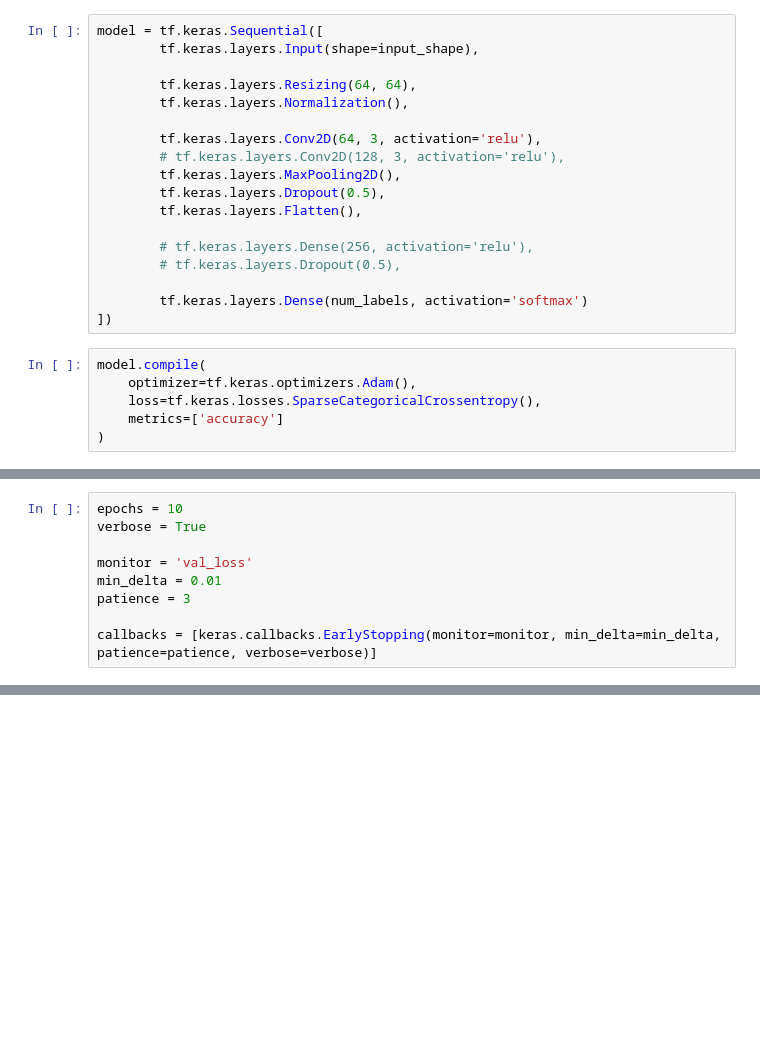
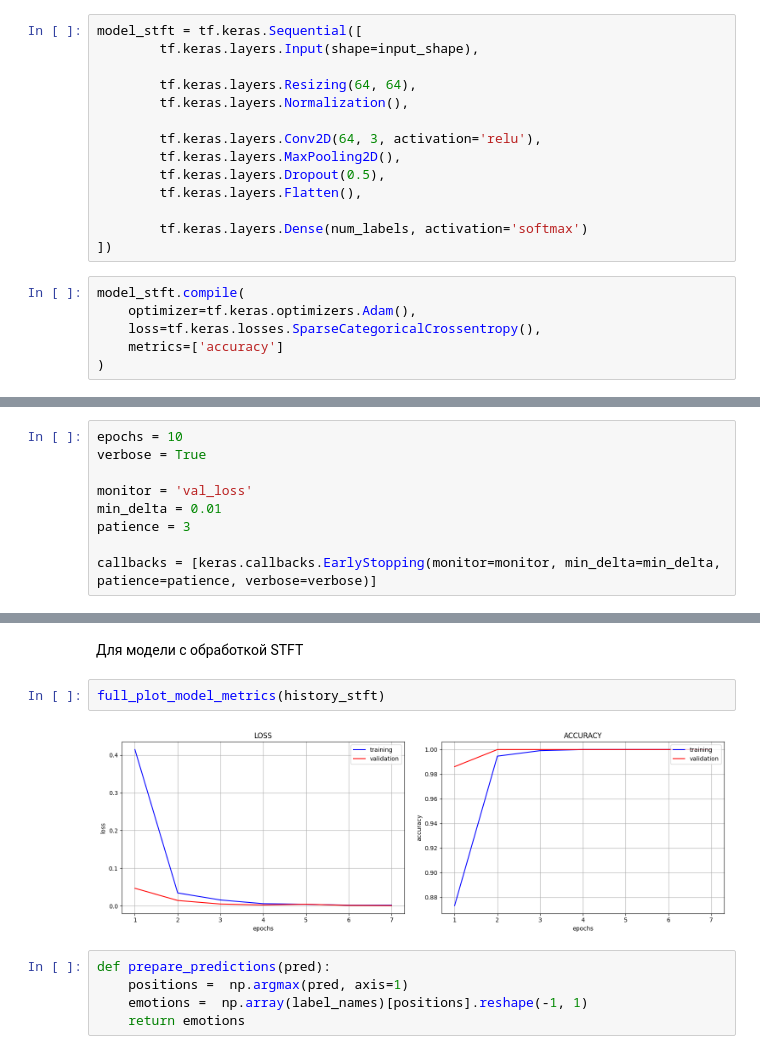
Before and after one commit to egrsid/ml_experiments, a Jupyter notebook: DAILY_WORK/project_audio/project_code.ipynb, the cells around one changed output, grey strips where cells are left out. Cells and saved outputs as stored; diff of their text form; blank space fills up the shorter version.

```diff
--- a/DAILY_WORK/project_audio/project_code.ipynb
+++ b/DAILY_WORK/project_audio/project_code.ipynb
@@ -278,23 +467,19 @@ Input shape: (775, 462, 3)
 # %%
-model = tf.keras.Sequential([
+model_stft = tf.keras.Sequential([
         tf.keras.layers.Input(shape=input_shape),
 
         tf.keras.layers.Resizing(64, 64),
         tf.keras.layers.Normalization(),
 
         tf.keras.layers.Conv2D(64, 3, activation='relu'),
-        # tf.keras.layers.Conv2D(128, 3, activation='relu'),
         tf.keras.layers.MaxPooling2D(),
         tf.keras.layers.Dropout(0.5),
         tf.keras.layers.Flatten(),
 
-        # tf.keras.layers.Dense(256, activation='relu'),
-        # tf.keras.layers.Dropout(0.5),
-
         tf.keras.layers.Dense(num_labels, activation='softmax')
 ])
 # %%
-model.compile(
+model_stft.compile(
     optimizer=tf.keras.optimizers.Adam(),
     loss=tf.keras.losses.SparseCategoricalCrossentropy(),
     metrics=['accuracy']
@@ -361,0 +579,11 @@ training_analyze(6, acc, loss, val_acc, val_loss)
+# %% [markdown]
+Для модели с обработкой STFT
+# %%
+full_plot_model_metrics(history_stft)
+# %% [output]
+[figure, added]
+# %%
+def prepare_predictions(pred):
+    positions =  np.argmax(pred, axis=1)
+    emotions =  np.array(label_names)[positions].reshape(-1, 1)
+    return emotions
```
Also changed, not shown: parts of 90 cells of this notebook.
